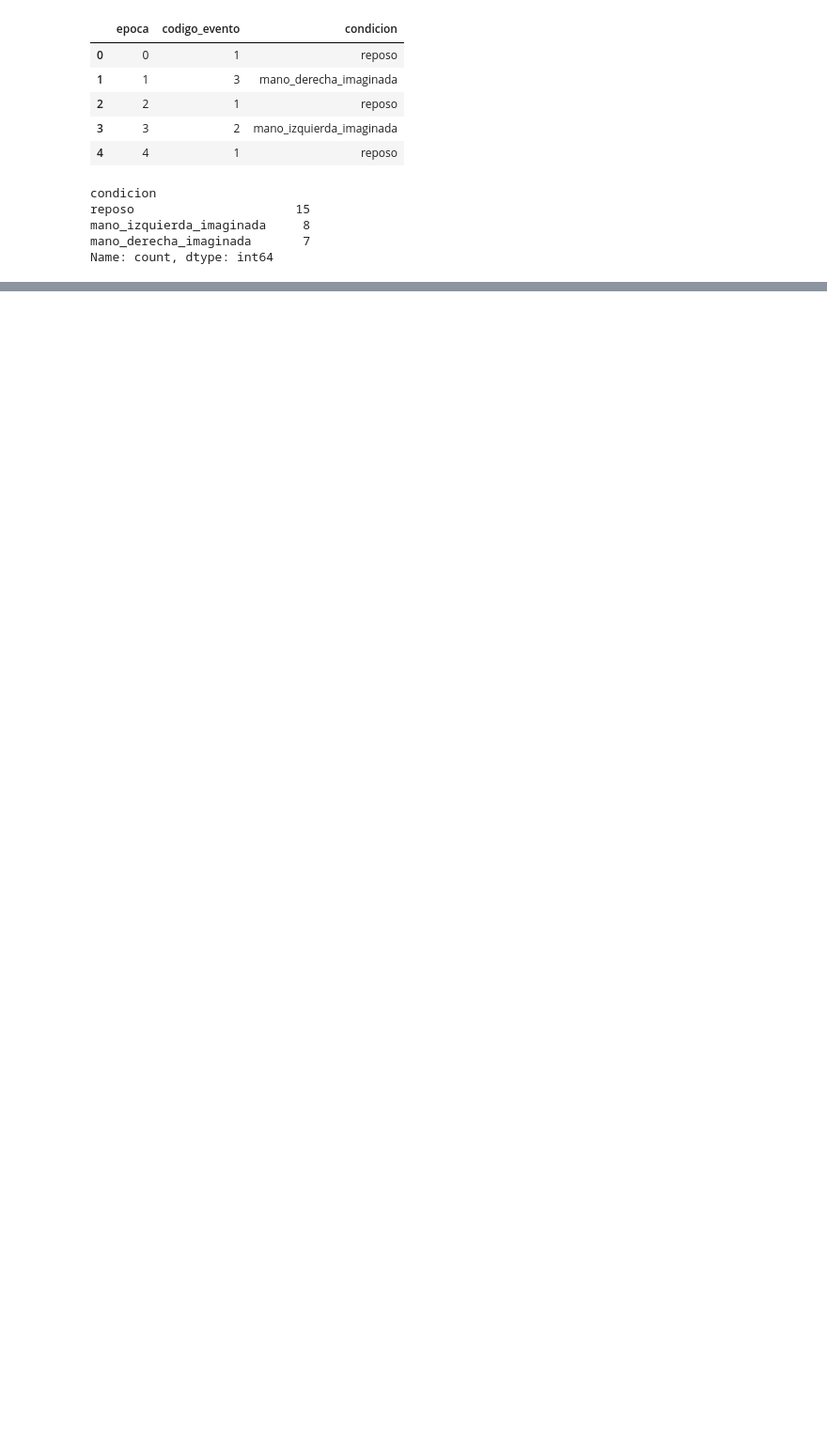
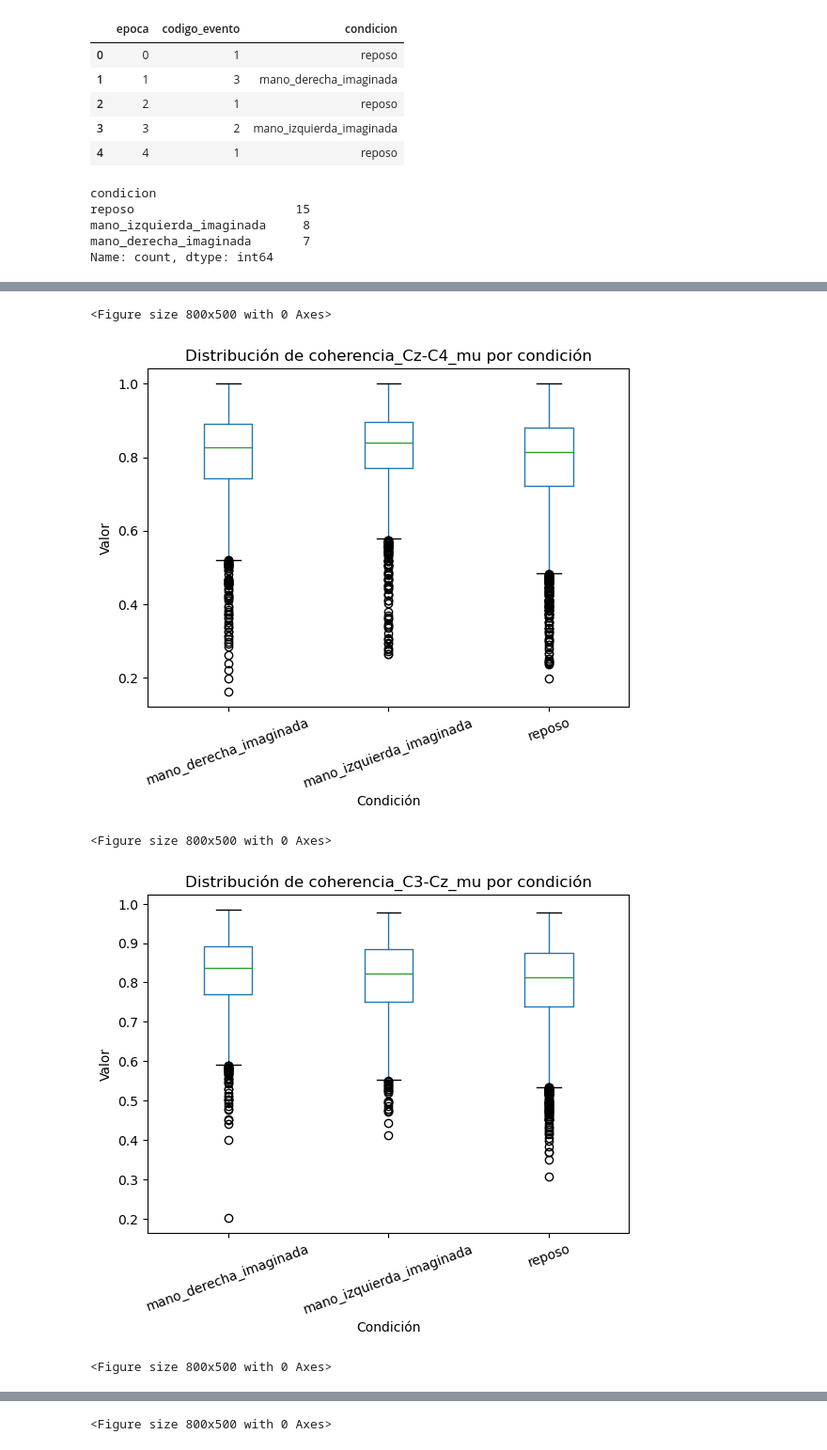
Before and after one commit to juangarcesr/biosenales_lab, a Jupyter notebook: PROYECTO2.ipynb, the cells around one changed output, grey strips where cells are left out. Shown at 94% size. Cells and saved outputs as stored; diff of their text form; code cells hidden in the pictures; blank space fills up the shorter version.

```diff
--- a/PROYECTO2.ipynb
+++ b/PROYECTO2.ipynb
@@ -668,0 +2215,13 @@ print("Épocas guardadas correctamente.")
+# %%
+# ============================================================
+# 49. SELECCIONAR FEATURES CON MAYOR DIFERENCIA ENTRE CONDICIONES
+# ============================================================
+
+top_features = df_pruebas.loc[
+    df_pruebas["significativa"] == True,
+    "feature"
+].head(15).tolist()
+
+print("Top características seleccionadas:")
+for feature in top_features:
+    print(feature)
@@ -668,0 +2245,27 @@ print("Épocas guardadas correctamente.")
+# %%
+# ============================================================
+# 50. GRAFICAR TOP FEATURES
+# ============================================================
+
+for feature in top_features[:8]:
+
+    plt.figure(figsize=(8, 5))
+
+    df_features_wide_todos.boxplot(
+        column=feature,
+        by="condicion",
+        grid=False
+    )
+
+    plt.title(f"Distribución de {feature} por condición")
+    plt.suptitle("")
+    plt.xlabel("Condición")
+    plt.ylabel("Valor")
+    plt.xticks(rotation=20)
+    plt.show()
+# %% [output]
+<Figure size 800x500 with 0 Axes>
+[figure, added]
+<Figure size 800x500 with 0 Axes>
+[figure, added]
+<Figure size 800x500 with 0 Axes>
@@ -668,0 +2273 @@ print("Épocas guardadas correctamente.")
+<Figure size 800x500 with 0 Axes>
```
Also changed, not shown: parts of 101 cells of this notebook.
